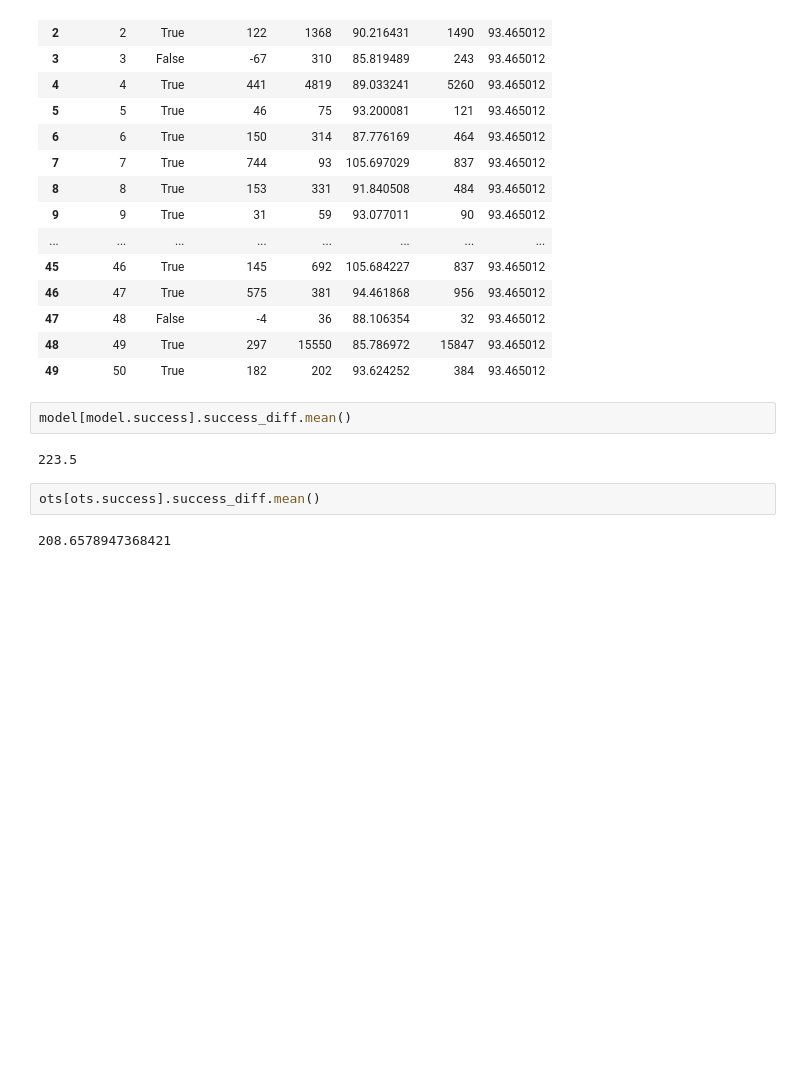
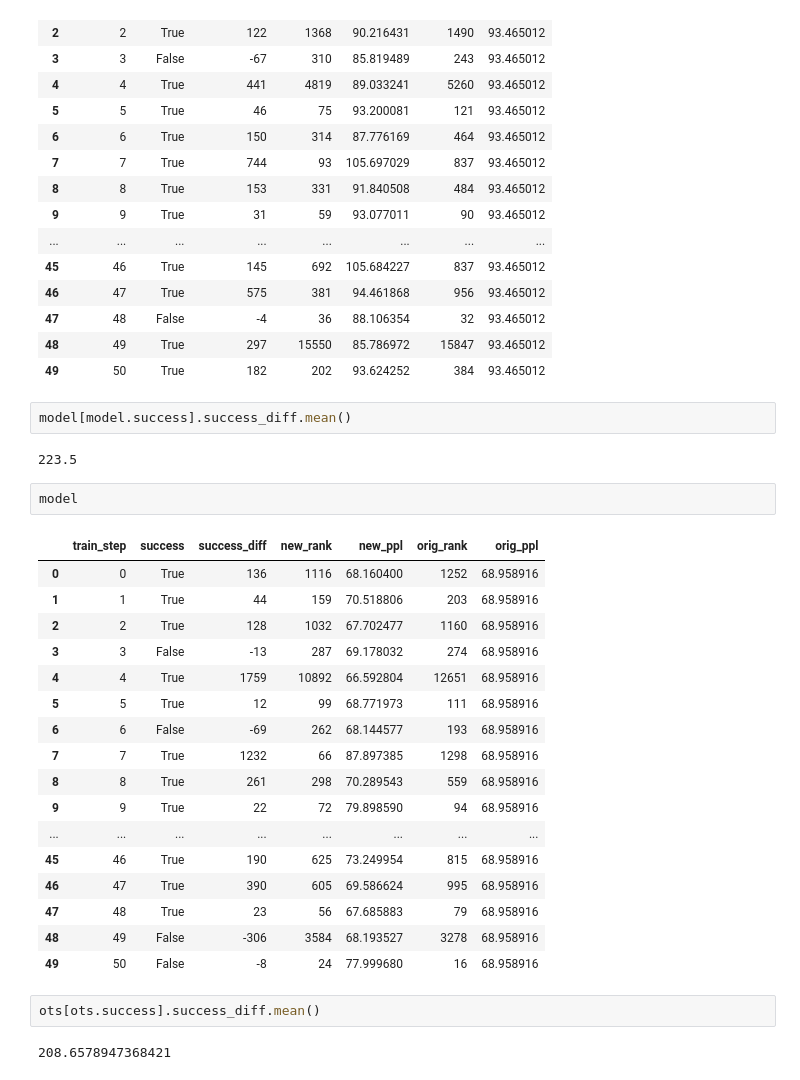
Before and after one commit to spencerbraun/editable_nlp, a Jupyter notebook: eval/Untitled.ipynb, the cells around one changed output. Saved outputs shown, nothing was run; the diff lists cells and outputs as text; blank space fills up the shorter version.

```diff
--- a/eval/Untitled.ipynb
+++ b/eval/Untitled.ipynb
@@ -66,6 +83,26 @@ ots
 model[model.success].success_diff.mean()
 # %% [output]
 223.5
+# %%
+model
+# %% [output]
+|  | train_step | success | success_diff | new_rank | new_ppl | orig_rank | orig_ppl |
+| 0 | 0 | True | 136 | 1116 | 68.160400 | 1252 | 68.958916 |
+| 1 | 1 | True | 44 | 159 | 70.518806 | 203 | 68.958916 |
+| 2 | 2 | True | 128 | 1032 | 67.702477 | 1160 | 68.958916 |
+| 3 | 3 | False | -13 | 287 | 69.178032 | 274 | 68.958916 |
+| 4 | 4 | True | 1759 | 10892 | 66.592804 | 12651 | 68.958916 |
+| 5 | 5 | True | 12 | 99 | 68.771973 | 111 | 68.958916 |
+| 6 | 6 | False | -69 | 262 | 68.144577 | 193 | 68.958916 |
+| 7 | 7 | True | 1232 | 66 | 87.897385 | 1298 | 68.958916 |
+| 8 | 8 | True | 261 | 298 | 70.289543 | 559 | 68.958916 |
+| 9 | 9 | True | 22 | 72 | 79.898590 | 94 | 68.958916 |
+| ... | ... | ... | ... | ... | ... | ... | ... |
+| 45 | 46 | True | 190 | 625 | 73.249954 | 815 | 68.958916 |
+| 46 | 47 | True | 390 | 605 | 69.586624 | 995 | 68.958916 |
+| 47 | 48 | True | 23 | 56 | 67.685883 | 79 | 68.958916 |
+| 48 | 49 | False | -306 | 3584 | 68.193527 | 3278 | 68.958916 |
+| 49 | 50 | False | -8 | 24 | 77.999680 | 16 | 68.958916 |
 # %%
 ots[ots.success].success_diff.mean()
 # %% [output]
```
Also changed, not shown: parts of 11 cells of this notebook, 9 other files.
